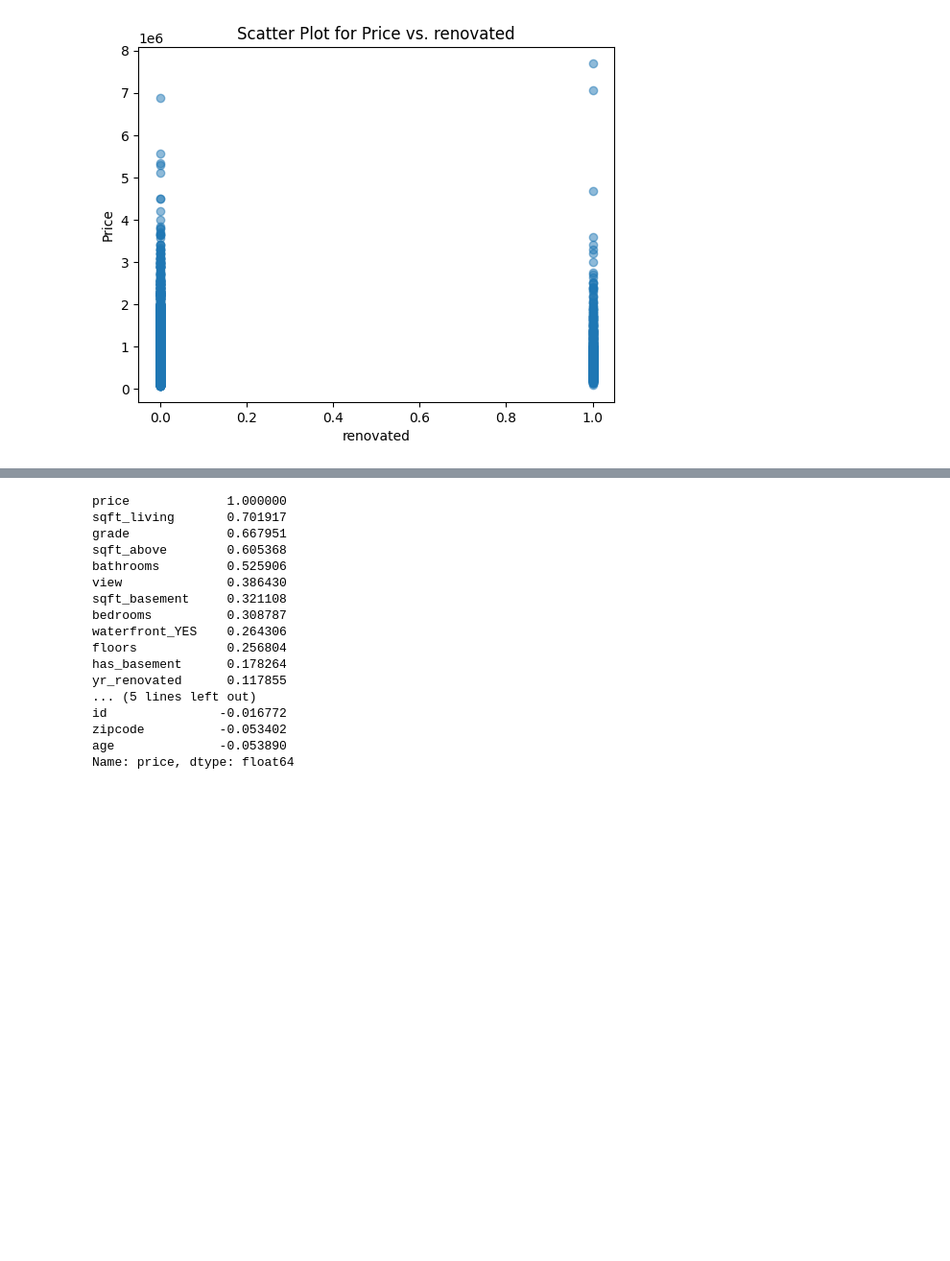
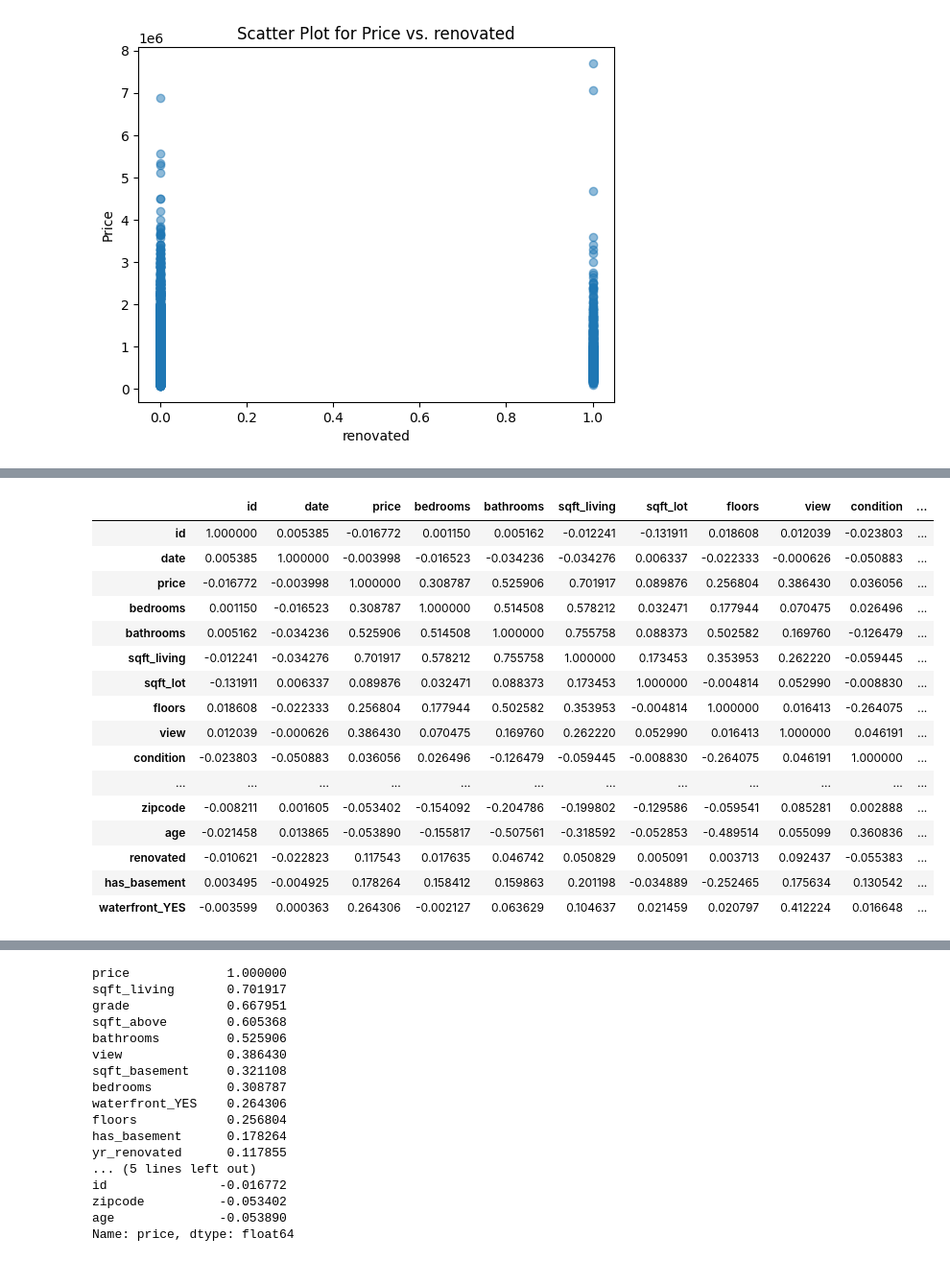
Before and after one commit to robbymumo/DSF-FT06-GROUP-2-PHASE---PROJECT, a Jupyter notebook: student.ipynb, the cells around one changed output, grey strips where cells are left out. Shown at 96% size. Drawn from its saved outputs; the diff is of its cells as text; code cells hidden in the pictures; blank space fills up the shorter version.

```diff
--- a/student.ipynb
+++ b/student.ipynb
@@ -559,3 +563,23 @@ plt.show()
+# %%
+new_df.corr()
+# %% [output]
+|  | id | date | price | bedrooms | bathrooms | sqft_living | sqft_lot | floors | view | condition | ... |
+| id | 1.000000 | 0.005385 | -0.016772 | 0.001150 | 0.005162 | -0.012241 | -0.131911 | 0.018608 | 0.012039 | -0.023803 | ... |
+| date | 0.005385 | 1.000000 | -0.003998 | -0.016523 | -0.034236 | -0.034276 | 0.006337 | -0.022333 | -0.000626 | -0.050883 | ... |
+| price | -0.016772 | -0.003998 | 1.000000 | 0.308787 | 0.525906 | 0.701917 | 0.089876 | 0.256804 | 0.386430 | 0.036056 | ... |
+| bedrooms | 0.001150 | -0.016523 | 0.308787 | 1.000000 | 0.514508 | 0.578212 | 0.032471 | 0.177944 | 0.070475 | 0.026496 | ... |
+| bathrooms | 0.005162 | -0.034236 | 0.525906 | 0.514508 | 1.000000 | 0.755758 | 0.088373 | 0.502582 | 0.169760 | -0.126479 | ... |
+| sqft_living | -0.012241 | -0.034276 | 0.701917 | 0.578212 | 0.755758 | 1.000000 | 0.173453 | 0.353953 | 0.262220 | -0.059445 | ... |
+| sqft_lot | -0.131911 | 0.006337 | 0.089876 | 0.032471 | 0.088373 | 0.173453 | 1.000000 | -0.004814 | 0.052990 | -0.008830 | ... |
+| floors | 0.018608 | -0.022333 | 0.256804 | 0.177944 | 0.502582 | 0.353953 | -0.004814 | 1.000000 | 0.016413 | -0.264075 | ... |
+| view | 0.012039 | -0.000626 | 0.386430 | 0.070475 | 0.169760 | 0.262220 | 0.052990 | 0.016413 | 1.000000 | 0.046191 | ... |
+| condition | -0.023803 | -0.050883 | 0.036056 | 0.026496 | -0.126479 | -0.059445 | -0.008830 | -0.264075 | 0.046191 | 1.000000 | ... |
+| ... | ... | ... | ... | ... | ... | ... | ... | ... | ... | ... | ... |
+| zipcode | -0.008211 | 0.001605 | -0.053402 | -0.154092 | -0.204786 | -0.199802 | -0.129586 | -0.059541 | 0.085281 | 0.002888 | ... |
+| age | -0.021458 | 0.013865 | -0.053890 | -0.155817 | -0.507561 | -0.318592 | -0.052853 | -0.489514 | 0.055099 | 0.360836 | ... |
+| renovated | -0.010621 | -0.022823 | 0.117543 | 0.017635 | 0.046742 | 0.050829 | 0.005091 | 0.003713 | 0.092437 | -0.055383 | ... |
+| has_basement | 0.003495 | -0.004925 | 0.178264 | 0.158412 | 0.159863 | 0.201198 | -0.034889 | -0.252465 | 0.175634 | 0.130542 | ... |
+| waterfront_YES | -0.003599 | 0.000363 | 0.264306 | -0.002127 | 0.063629 | 0.104637 | 0.021459 | 0.020797 | 0.412224 | 0.016648 | ... |
 # %%
 # Calculate the correlation matrix
 correlation_matrix = new_df.corr()
```
Also changed, not shown: parts of 3 cells of this notebook.
